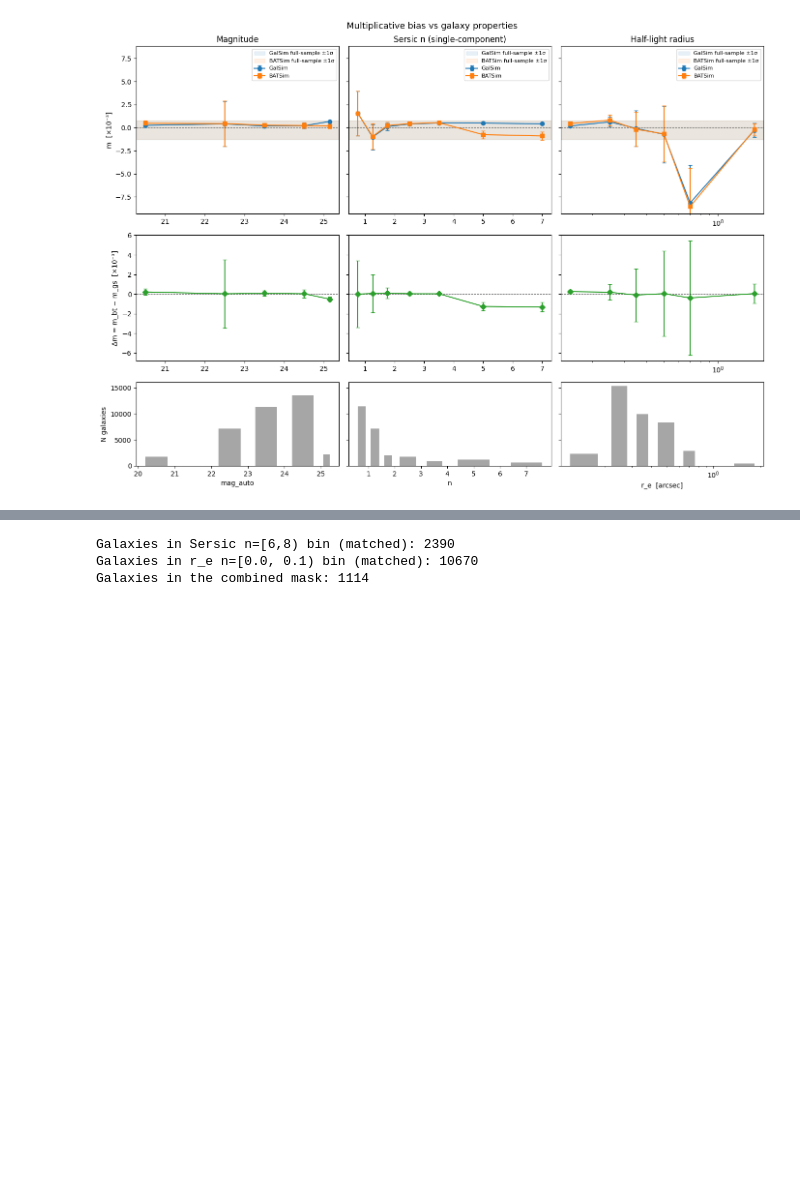
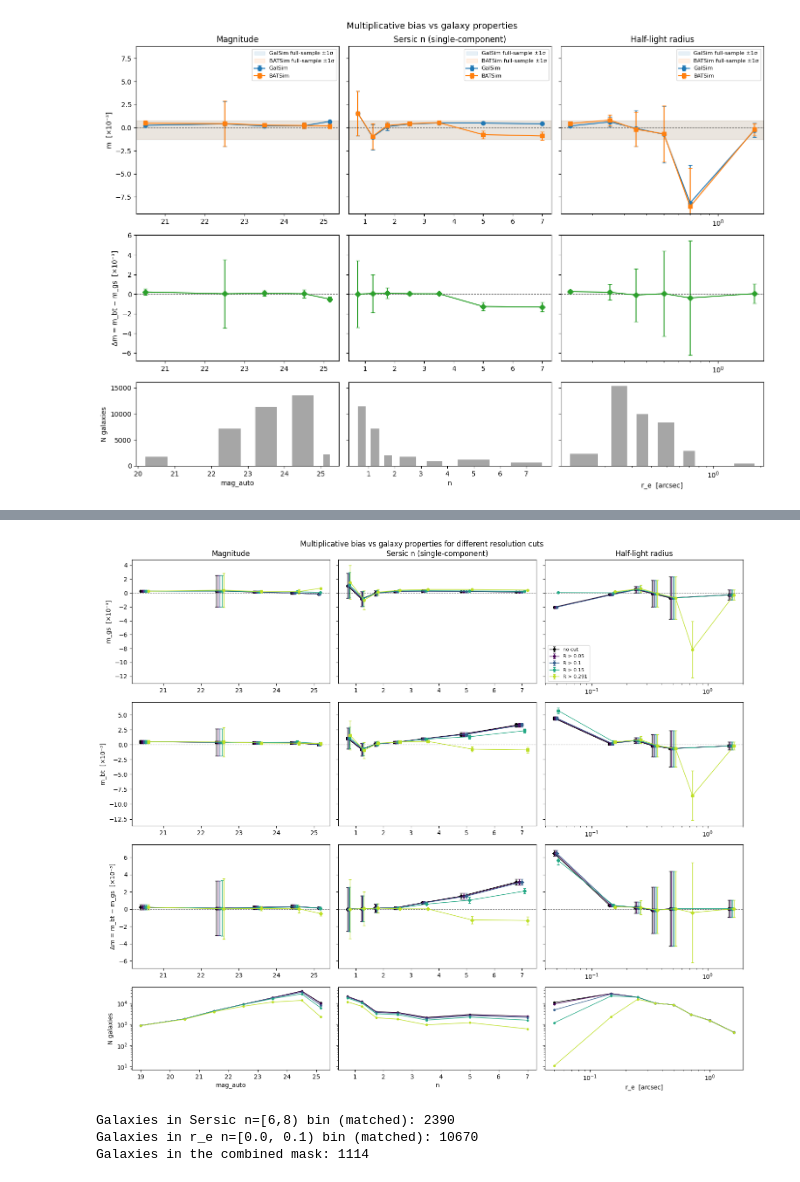
Before and after one commit to BATSim-cauldron/BATSim, a Jupyter notebook: notebooks/validation/new_shear_accuracy.ipynb, the cells around one changed output, grey strips where cells are left out. Cells and saved outputs as stored; diff of their text form; code cells hidden in the pictures; blank space fills up the shorter version.

```diff
--- a/notebooks/validation/new_shear_accuracy.ipynb
+++ b/notebooks/validation/new_shear_accuracy.ipynb
@@ -1058,3 +1099,39 @@ def resolution_mask(cut):
+# %%
+col_keys = ['mag', 'sersic_n', 'hlr']
+col_titles = ['Magnitude', 'Sersic n (single-component)', 'Half-light radius']
+col_xlab = ['mag_auto', 'n', 'r_e  [arcsec]']
+col_logx = [False, False, True]
+
+series = [('no cut', {'mag': res_mag, 'sersic_n': res_n, 'hlr': res_hlr}, res_full_gs, 'k')]
+for cut, c in zip(res_cuts, plt.cm.viridis(np.linspace(0, 0.9, len(res_cuts)))):
+    series.append((f'R > {cut}', cut_results[cut], cut_results[cut]['full_gs'], c))
+n_s = len(series)
+
+fig, axes = plt.subplots(4, 3, figsize=(15, 13), sharey='row',
+                         gridspec_kw={'height_ratios': [1.5, 1.5, 1.5, 1]})
+for col, (key, title, xlabel, log_x) in enumerate(zip(col_keys, col_titles, col_xlab, col_logx)):
+    for i, (label, rd, ref_gs, color) in enumerate(series):
+        res = rd[key]
+        v = get_valid(res, ref_gs['m_err'])
+        off = i - (n_s - 1) / 2
+        x = res['centers'][v] * 10**(0.012*off) if log_x else res['centers'][v] + 0.05*np.diff(res['bin_edges'])[v]*off
+        kw = dict(color=color, capsize=2, ms=4, lw=1, label=label)
+        axes[0, col].errorbar(x, res['m_gs'][v]*1e3, yerr=res['m_gs_err'][v]*1e3, fmt='o-', **kw)
+        axes[1, col].errorbar(x, res['m_bt'][v]*1e3, yerr=res['m_bt_err'][v]*1e3, fmt='s-', **kw)
+        axes[2, col].errorbar(x, res['dm'][v]*1e3,   yerr=res['dm_err'][v]*1e3,   fmt='D-', **kw)
+        axes[3, col].plot(res['centers'], res['n_gals'], 'o-', color=color, ms=3, lw=1)
+    axes[0, col].set_title(title); axes[3, col].set_xlabel(xlabel)
+    for ax_ in axes[:3, col]: ax_.axhline(0, color='k', ls='--', lw=0.8, alpha=0.5)
+    if log_x:
+        for ax_ in axes[:, col]: ax_.set_xscale('log')
+for ax_, lab in zip(axes[:, 0], ['m_gs  [×10⁻³]', 'm_bt  [×10⁻³]', 'Δm = m_bt − m_gs  [×10⁻³]', 'N galaxies']):
+    ax_.set_ylabel(lab)
+axes[3, 0].set_yscale('log')
+axes[0, 2].legend(fontsize=8)
+fig.suptitle('Multiplicative bias vs galaxy properties for different resolution cuts')
+plt.tight_layout(); plt.savefig('selection_bias_rescut_overlay.png', dpi=150, bbox_inches='tight'); plt.show()
+# %% [output]
+[figure, added]
 # %%
 # Build a boolean mask over all_gal_inds for galaxies that were matched
 matched_mask = np.zeros(len(all_gal_inds), dtype=bool)
```
Also changed, not shown: parts of 3 cells of this notebook.
